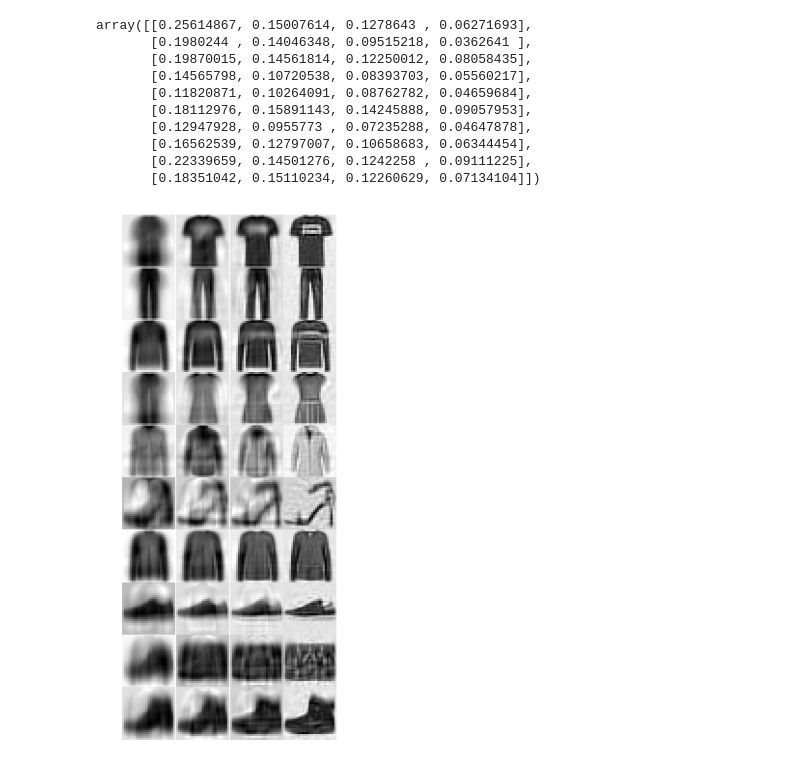
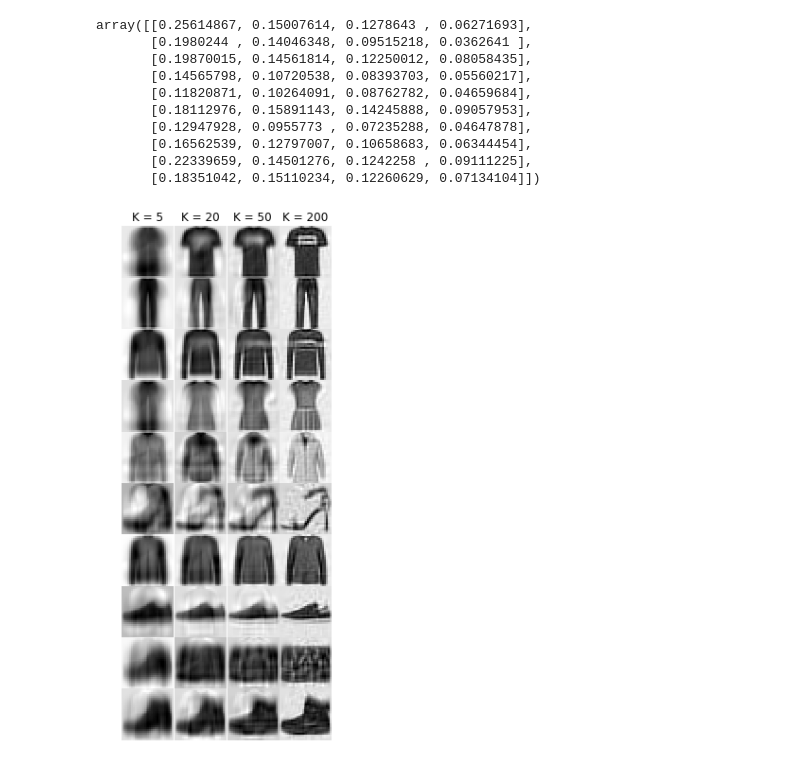
Before and after one commit to s17k/IAML_CW2, a Jupyter notebook: iaml01cw2_q1.ipynb, the cells around one changed output. Saved outputs shown, nothing was run; the diff lists cells and outputs as text; code cells hidden in the pictures.

```diff
--- a/iaml01cw2_q1.ipynb
+++ b/iaml01cw2_q1.ipynb
@@ -149,21 +166,24 @@ array([[0.25614867, 0.15007614, 0.1278643 , 0.06271693],
 # %%
 # Q1.7
 def iaml01cw2_q1_7():
     fig, ax = plt.subplots(figsize=(4, 10), nrows=10, ncols=4, sharex=True, sharey=True)
     fig.subplots_adjust(wspace=0, hspace=0)
-    for i,k in enumerate([5,20,50,200]):
+    Ks = [5,20,50,200]
+    for i,k in enumerate(Ks):
         pca = PCA(n_components=k)
         pca.fit(Xtrn_nm)
         for cl in range(10):
             first_sample = Xtrn_nm[Ytrn==cl][[0]]
             first_new = pca.transform(first_sample)
             first_rec = pca.inverse_transform(first_new)
             ax[cl][i].imshow((first_rec+Xmean).reshape((28,28)), cmap='gray_r')
             ax[cl][i].axis('off')
+        for i in range(4):
+            ax[0,i].set_title(f'K = {Ks[i]}')
     plt.savefig("imgs/1_7.png", bbox_inches = 'tight', pad_inches = 0)
 iaml01cw2_q1_7()   # comment this out when you run the function
 # %% [output]
-[figure, old version]
+[figure, new version]
 # %%
 # Q1.8
 def iaml01cw2_q1_8():
```
Also changed, not shown: parts of 4 cells of this notebook, 10 other files.
